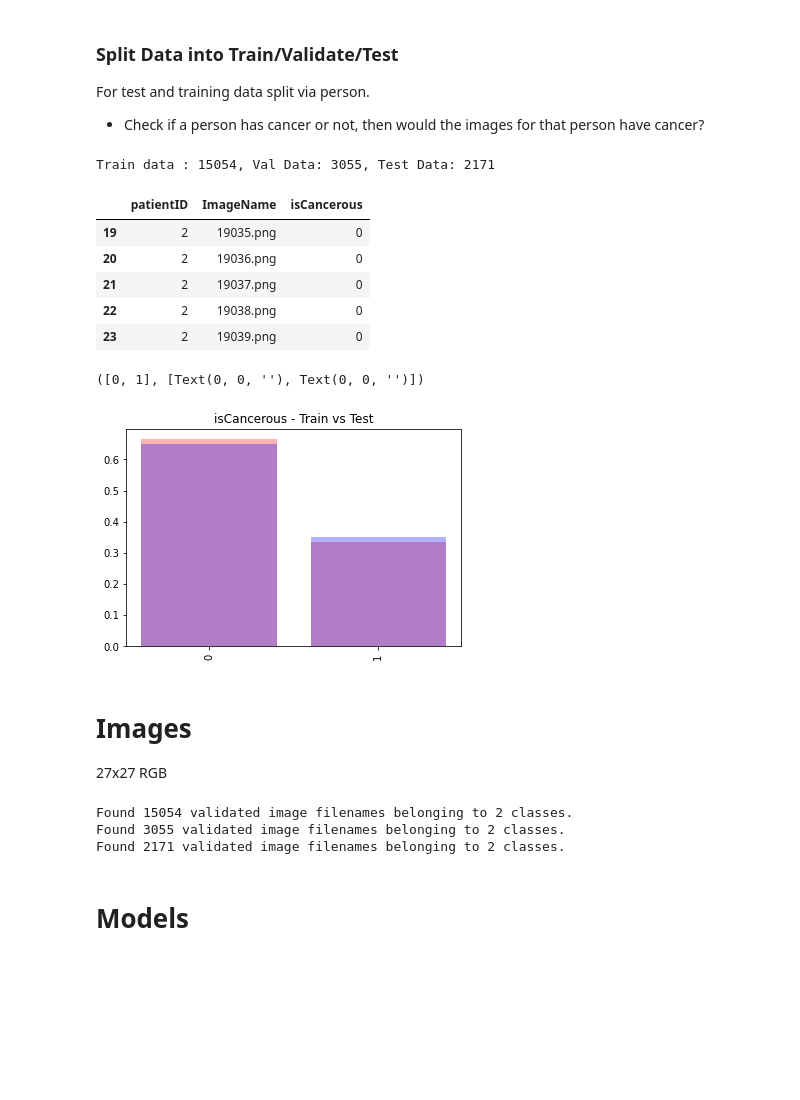
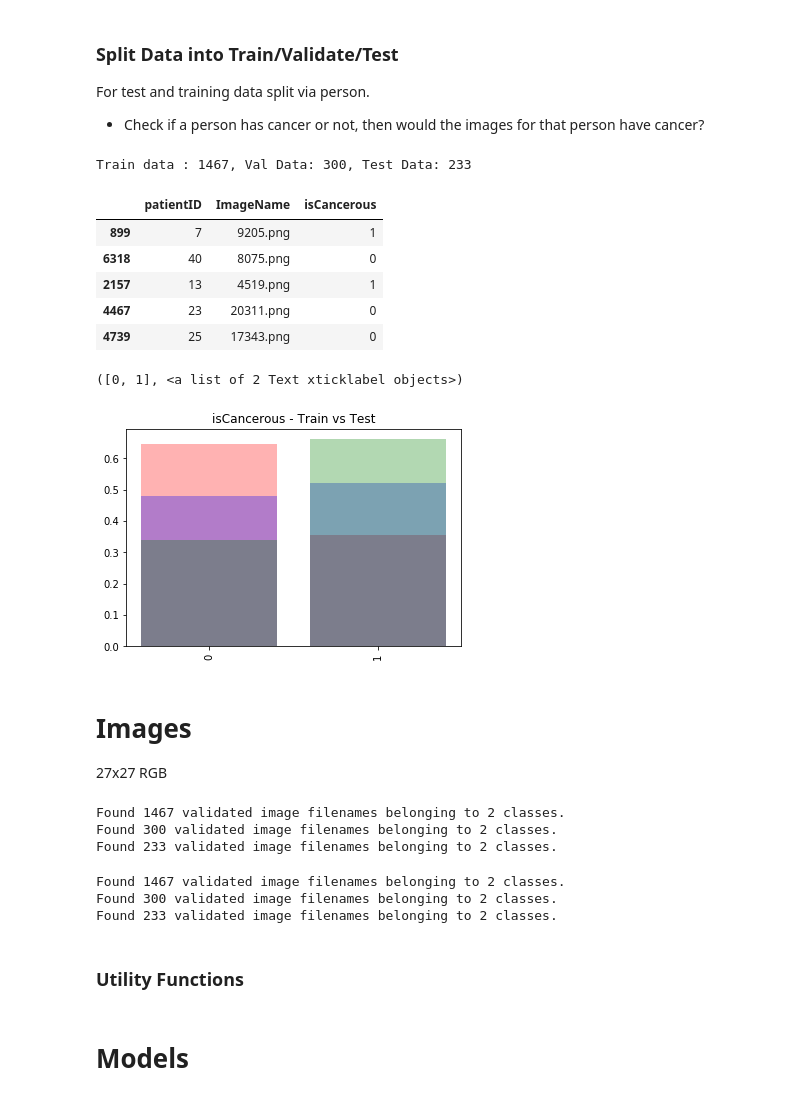
Before and after one commit to simonb65/COSC2673-A2, a Jupyter notebook: Ass2-Part1.ipynb, the cells around one changed output. Saved outputs shown, nothing was run; the diff lists cells and outputs as text; code cells hidden in the pictures; blank space fills up the shorter version.

```diff
--- a/Ass2-Part1.ipynb
+++ b/Ass2-Part1.ipynb
@@ -34,8 +34,8 @@ Q - Sould we split on patient or just randomly
 mainData = pd.read_csv('./data_labels_mainData.csv')
 extraData = pd.read_csv('./data_labels_extraData.csv')
 # %%
-#mainData = mainData.sample(2000)
-mainData = mainData.append(extraData, ignore_index=True)
+mainData = mainData.sample(2000)
+#mainData = mainData.append(extraData, ignore_index=True)
 # %% [markdown]
 # Exploratary Data Analysis (EDA)
 # %%
@@ -194,38 +194,42 @@ trainData = mainData[~(mainData.patientID.isin(valCust + testCust))]
 #print(mainData.shape[0])
 print("Train data : {}, Val Data: {}, Test Data: {}".format(trainData.shape[0], valData.shape[0], testData.shape[0]))
 # %% [output]
-Train data : 15054, Val Data: 3055, Test Data: 2171
+Train data : 1467, Val Data: 300, Test Data: 233
 # %%
 trainData.head()
 # %% [output]
 |  | patientID | ImageName | isCancerous |
-| 19 | 2 | 19035.png | 0 |
-| 20 | 2 | 19036.png | 0 |
-| 21 | 2 | 19037.png | 0 |
-| 22 | 2 | 19038.png | 0 |
-| 23 | 2 | 19039.png | 0 |
+| 899 | 7 | 9205.png | 1 |
+| 6318 | 40 | 8075.png | 0 |
+| 2157 | 13 | 4519.png | 1 |
+| 4467 | 23 | 20311.png | 0 |
+| 4739 | 25 | 17343.png | 0 |
 # %%
 plt.bar(
     trainData.isCancerous.value_counts().index.astype(str),
     trainData.isCancerous.value_counts().values/np.sum(trainData.isCancerous.value_counts().values),
     alpha=0.3,
     color='r')
 plt.bar(
+    valData.isCancerous.value_counts().index.astype(str),
+    valData.isCancerous.value_counts().values/np.sum(valData.isCancerous.value_counts().values),
+    alpha=0.3,
+    color='b')
+plt.bar(
     testData.isCancerous.value_counts().index.astype(str),
     testData.isCancerous.value_counts().values/np.sum(testData.isCancerous.value_counts().values),
     alpha=0.3,
-    color='b')
+    color='g')
 plt.title('isCancerous - Train vs Test')
 plt.xticks(rotation='vertical')
 # %% [output]
-([0, 1], [Text(0, 0, ''), Text(0, 0, '')])
+([0, 1], <a list of 2 Text xticklabel objects>)
-[figure, old version]
+[figure, new version]
 # %% [markdown]
 # Images
 27x27 RGB
 # %%
 from tensorflow.keras.preprocessing.image import ImageDataGenerator
-
 
 train_datagen = ImageDataGenerator(rescale=1./255, data_format='channels_last')
 val_datagen = ImageDataGenerator(rescale=1./255, data_format='channels_last')
@@ -259,6 +263,46 @@ test_generator = val_datagen.flow_from_dataframe(
         batch_size=batch_size,
         class_mode='binary')
 # %% [output]
-Found 15054 validated image filenames belonging to 2 classes.
-Found 3055 validated image filenames belonging to 2 classes.
-Found 2171 validated image filenames belonging to 2 classes.
+Found 1467 validated image filenames belonging to 2 classes.
+Found 300 validated image filenames belonging to 2 classes.
+Found 233 validated image filenames belonging to 2 classes.
+# %%
+from tensorflow.keras.preprocessing.image import ImageDataGenerator
+
+train_datagen = ImageDataGenerator(rescale=1./255, data_format='channels_last')
+val_datagen = ImageDataGenerator(rescale=1./255, data_format='channels_last')
+
+batch_size = 32
+
+train_generator = train_datagen.flow_from_dataframe(
+        dataframe=trainData,
+        directory='./patch_images',
+        x_col="ImageName",
+        y_col="isCancerous",
+        target_size=(27, 27),
+        batch_size=batch_size,
+        class_mode='binary')
+
+validation_generator = val_datagen.flow_from_dataframe(
+        dataframe=valData,
+        directory='patch_images',
+        x_col="ImageName",
+        y_col="isCancerous",
+        target_size=(27, 27),
+        batch_size=batch_size,
+        class_mode='binary')
+
+test_generator = val_datagen.flow_from_dataframe(
+        dataframe=testData,
+        directory='patch_images',
+        x_col="ImageName",
+        y_col="isCancerous",
+        target_size=(27, 27),
+        batch_size=batch_size,
+        class_mode='binary')
+# %% [output]
+Found 1467 validated image filenames belonging to 2 classes.
+Found 300 validated image filenames belonging to 2 classes.
+Found 233 validated image filenames belonging to 2 classes.
+# %% [markdown]
+### Utility Functions
```
Also changed, not shown: parts of 26 cells of this notebook.
